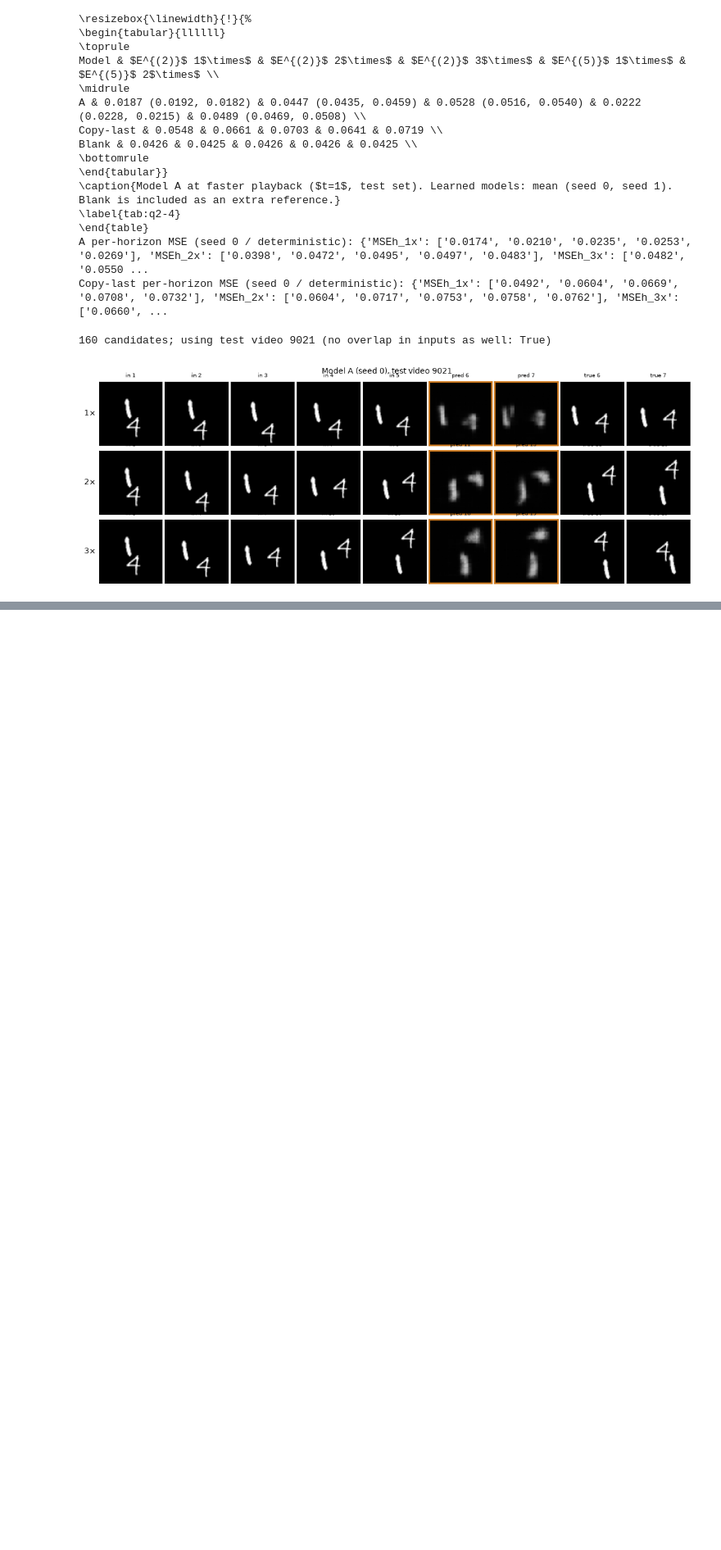
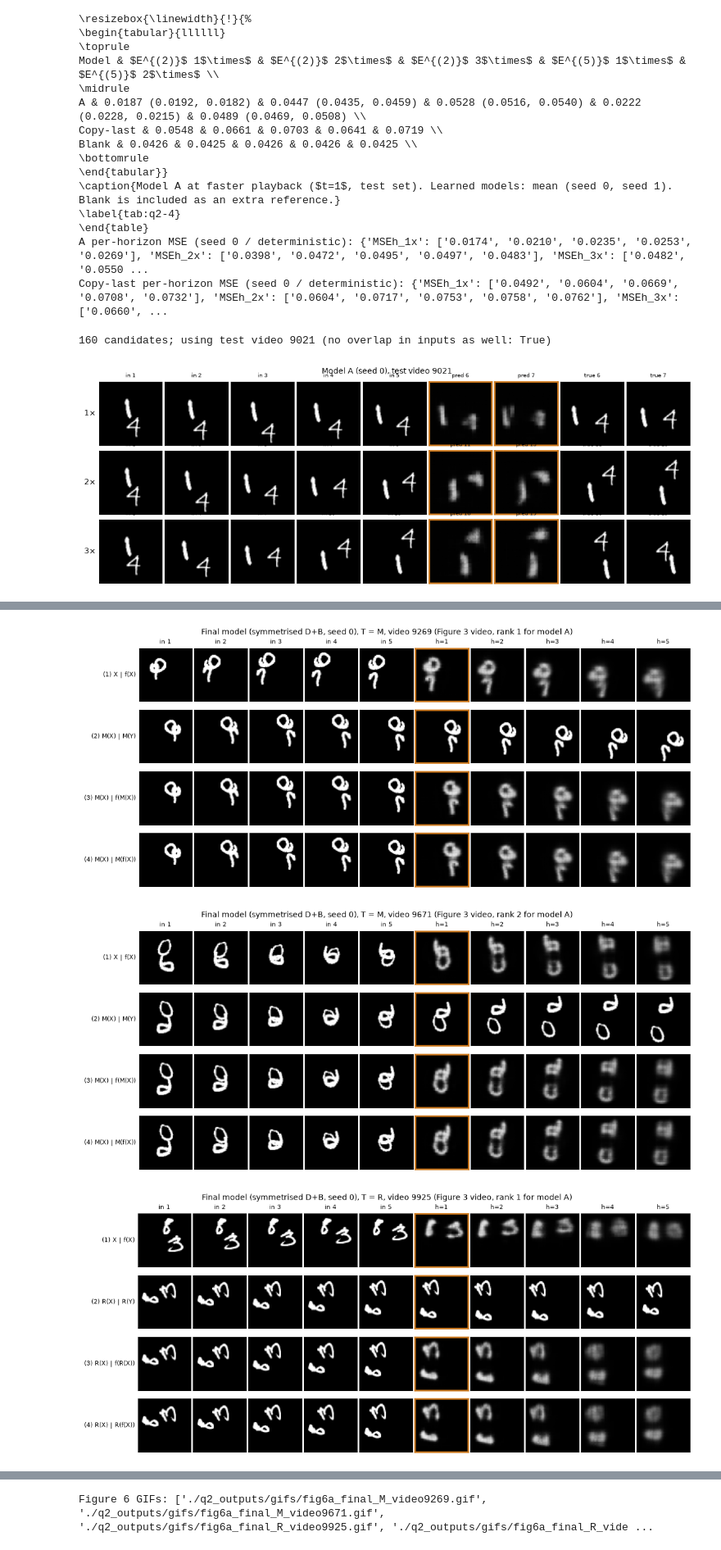
Before and after one commit to 25280066/DL4STG-PA2, a Jupyter notebook: Question2/Question2.ipynb, the cells around one changed output, grey strips where cells are left out. Shown at 82% size. Drawn from its saved outputs; the diff is of its cells as text; code cells hidden in the pictures; blank space fills up the shorter version.

```diff
--- a/Question2/Question2.ipynb
+++ b/Question2/Question2.ipynb
@@ -762,0 +1229,24 @@ save_speed_figure(speed_rows(mA0, FIG5), f"Model A (seed 0), test video {9000+FI
+# %%
+# Final-model choice on the VALIDATION split: symmetrised D vs symmetrised D+B
+@torch.no_grad()
+def val_eval_f(f, bs=100):
+    res = {}
+    for k in (1, 2, 3):
+        tot2, tot5 = 0.0, 0.0
+        for s in range(0, len(VAL_DEV), bs):
+            X, Y, _ = make_windows(VAL_DEV[s:s + bs], 1, k)
+            mse = horizon_mse(f(to_float(X)), to_float(Y))
+            tot2 += mse[:, :2].mean(1).sum().item(); tot5 += mse.mean(1).sum().item()
+        res[f"E2_{k}x"] = tot2 / len(VAL_DEV)
+        if k == 1: res["E5_1x"] = tot5 / len(VAL_DEV)
+    return res
+
+VAL3 = {n: {s: val_eval_f(f) for s, f in sym_predictors(n).items()} for n in ("D", "DB")}
+for n in VAL3:
+    for s in (0, 1): print("sym", n, "seed", s, {k: fmt(v) for k, v in VAL3[n][s].items()})
+# Rule (same as for model D): lowest validation E2 averaged over 1x/2x/3x and both seeds.
+score3 = {n: np.mean([VAL3[n][s][f"E2_{k}x"] for s in (0, 1) for k in (1, 2, 3)]) for n in VAL3}
+FINAL = min(score3, key=score3.get)
+print("validation score:", {n: fmt(v) for n, v in score3.items()}, "-> final model = symmetrised", FINAL)
+json.dump({"val": {n: {str(s): v for s, v in d.items()} for n, d in VAL3.items()}, "score": score3,
+           "final": FINAL}, open(f"{OUT}/results/final_selection.json", "w"), indent=1)
@@ -762,0 +1318,21 @@ save_speed_figure(speed_rows(mA0, FIG5), f"Model A (seed 0), test video {9000+FI
+# %%
+# Figure 6: (a) Figure 3 videos and (b) Figure 5 video with the final model (seed 0)
+f_final = Symmetrised(load_model(FINAL, 0))
+FIG3 = json.load(open(f"{OUT}/results/fig3_videos.json"))
+FIG5 = json.load(open(f"{OUT}/results/fig5_video.json"))["video"]
+fname = "symmetrised D+B" if FINAL == "DB" else "symmetrised D"
+gif6 = []
+for T_name, T in (("M", M), ("R", R)):
+    for rank, i in enumerate(FIG3[T_name], 1):
+        rows = four_rows(f_final, i, T)
+        title = f"Final model ({fname}, seed 0), T = {T_name}, video {9000+i} (Figure 3 video, rank {rank} for model A)"
+        save_panel(rows, ROW_LABELS[T_name], title, f"{OUT}/figures/fig6a_final_{T_name}_video{9000+i}.pdf")
+        gp = f"{OUT}/gifs/fig6a_final_{T_name}_video{9000+i}.gif"
+        save_gif(rows, ROW_LABELS[T_name], gp); gif6.append(gp)
+save_speed_figure(speed_rows(f_final, FIG5), f"Final model ({fname}, seed 0), test video {9000+FIG5}",
+                  f"{OUT}/figures/fig6b_final_speeds_video{9000+FIG5}.pdf")
+print("Figure 6 GIFs:", gif6)
+# %% [output]
+[figure, added]
+[figure, added]
+[figure, added]
@@ -762,0 +1341 @@ save_speed_figure(speed_rows(mA0, FIG5), f"Model A (seed 0), test video {9000+FI
+Figure 6 GIFs: ['./q2_outputs/gifs/fig6a_final_M_video9269.gif', './q2_outputs/gifs/fig6a_final_M_video9671.gif', './q2_outputs/gifs/fig6a_final_R_video9925.gif', './q2_outputs/gifs/fig6a_final_R_vide ...
```
Also changed, not shown: parts of 16 cells of this notebook, 33 other files.
